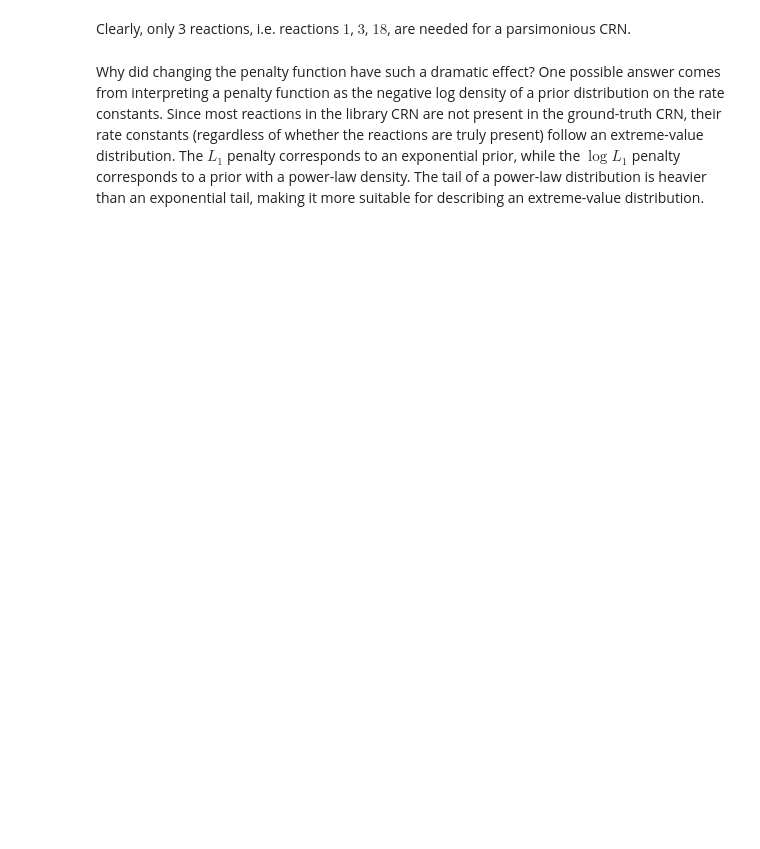
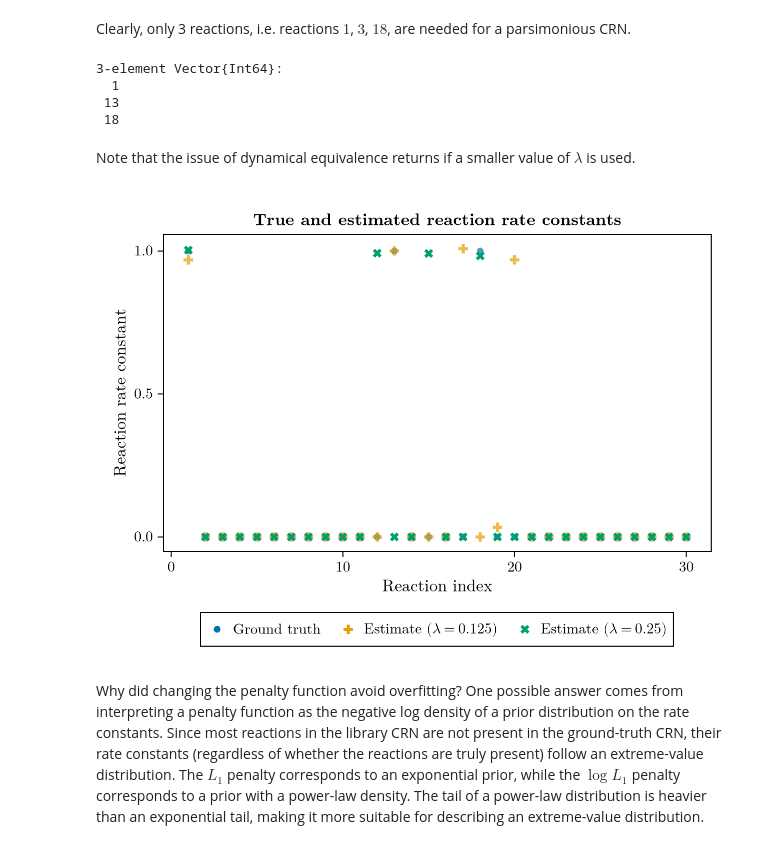
Before and after one commit to ysfoo/crn-inference, a Jupyter notebook: crn_inference_tutorial.ipynb, the cells around one changed output. Saved outputs shown, nothing was run; the diff lists cells and outputs as text; code cells hidden in the pictures; blank space fills up the shorter version.

```diff
--- a/crn_inference_tutorial.ipynb
+++ b/crn_inference_tutorial.ipynb
@@ -574,6 +630,26 @@ check_parsimony(alt_tuned_est_kvec)
 # %% [markdown]
 Clearly, only 3 reactions, i.e. reactions $1$, $3$, $18$, are needed for a parsimonious CRN.
 # %%
-reverse(sortperm(alt_tuned_est_kvec))[1:3]
+reverse(sortperm(alt_highλ_est_kvec))[1:3]
+# %% [output]
+3-element Vector{Int64}:
+  1
+ 13
+ 18
+# %% [markdown]
+Note that the issue of dynamical equivalence returns if a smaller value of $\lambda$ is used.
+# %%
+f = Figure()
+title = "True and estimated reaction rate constants"
+ax = Axis(
+    f[1,1], title=title, xlabel="Reaction index", ylabel="Reaction rate constant"
+)
+scatter!(1:n_rx, true_kvec, alpha=0.7, label="Ground truth")
+scatter!(1:n_rx, exp.(alt_resvec[1].minimizer), alpha=0.7, label=L"Estimate $(λ=0.125)$", marker=:cross, markersize=12)
+scatter!(1:n_rx, exp.(alt_resvec[2].minimizer), label=L"Estimate $(λ=0.25)$", marker=:xcross, markersize=12)
+f[2, 1] = Legend(f, ax, orientation=:horizontal);
+current_figure()
+# %% [output]
+[figure, added]
 # %% [markdown]
-Why did changing the penalty function have such a dramatic effect? One possible answer comes from interpreting a penalty function as the negative log density of a prior distribution on the rate constants. Since most reactions in the library CRN are not present in the ground-truth CRN, their rate constants (regardless of whether the reactions are truly present) follow an extreme-value distribution. The $L_1$ penalty corresponds to an exponential prior, while the $\log L_1$ penalty corresponds to a prior with a power-law density. The tail of a power-law distribution is heavier than an exponential tail, making it more suitable for describing an extreme-value distribution.
+Why did changing the penalty function avoid overfitting? One possible answer comes from interpreting a penalty function as the negative log density of a prior distribution on the rate constants. Since most reactions in the library CRN are not present in the ground-truth CRN, their rate constants (regardless of whether the reactions are truly present) follow an extreme-value distribution. The $L_1$ penalty corresponds to an exponential prior, while the $\log L_1$ penalty corresponds to a prior with a power-law density. The tail of a power-law distribution is heavier than an exponential tail, making it more suitable for describing an extreme-value distribution.
```
Also changed, not shown: parts of 54 cells of this notebook.
